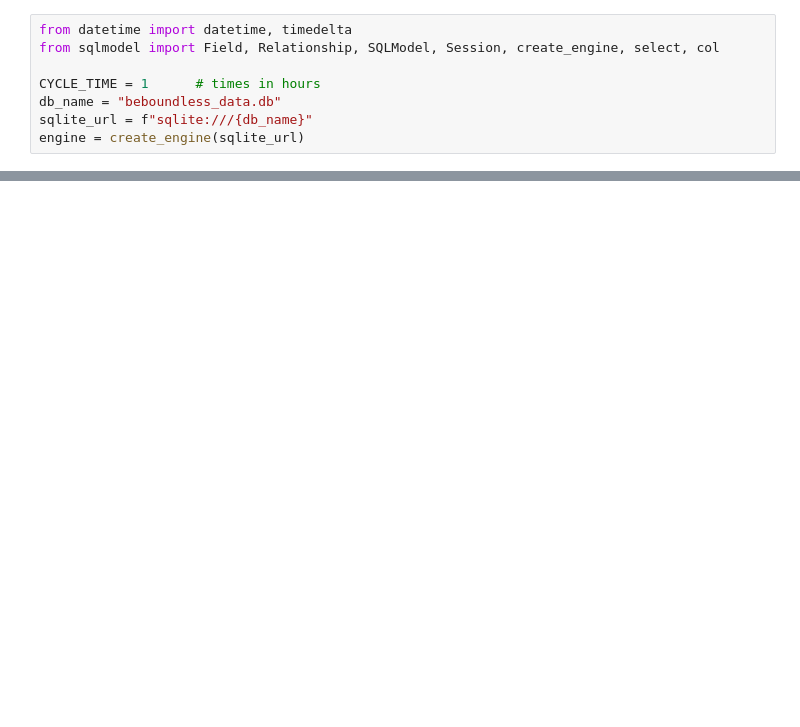
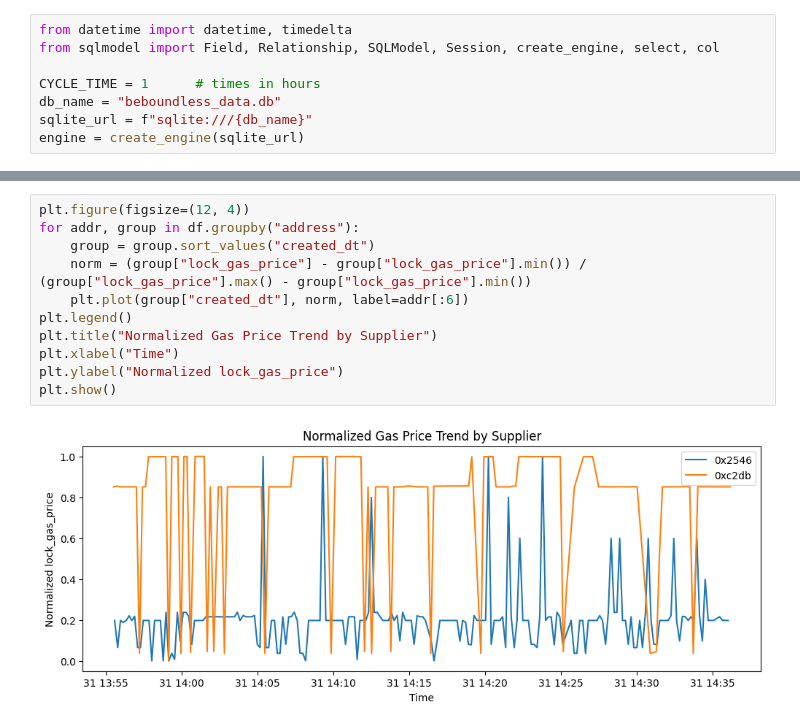
Before and after one commit to d0lwl0b/beboundless-data, a Jupyter notebook: dc_view.ipynb, the cells around one changed output, grey strips where cells are left out. Drawn from its saved outputs; the diff is of its cells as text; blank space fills up the shorter version.

```diff
--- a/dc_view.ipynb
+++ b/dc_view.ipynb
@@ -75,0 +87,13 @@ Gas price boxplot:
+# %%
+plt.figure(figsize=(12, 4))
+for addr, group in df.groupby("address"):
+    group = group.sort_values("created_dt")
+    norm = (group["lock_gas_price"] - group["lock_gas_price"].min()) / (group["lock_gas_price"].max() - group["lock_gas_price"].min())
+    plt.plot(group["created_dt"], norm, label=addr[:6])
+plt.legend()
+plt.title("Normalized Gas Price Trend by Supplier")
+plt.xlabel("Time")
+plt.ylabel("Normalized lock_gas_price")
+plt.show()
+# %% [output]
+[figure, added]
```
Also changed, not shown: parts of 6 cells of this notebook, 1 other file.
